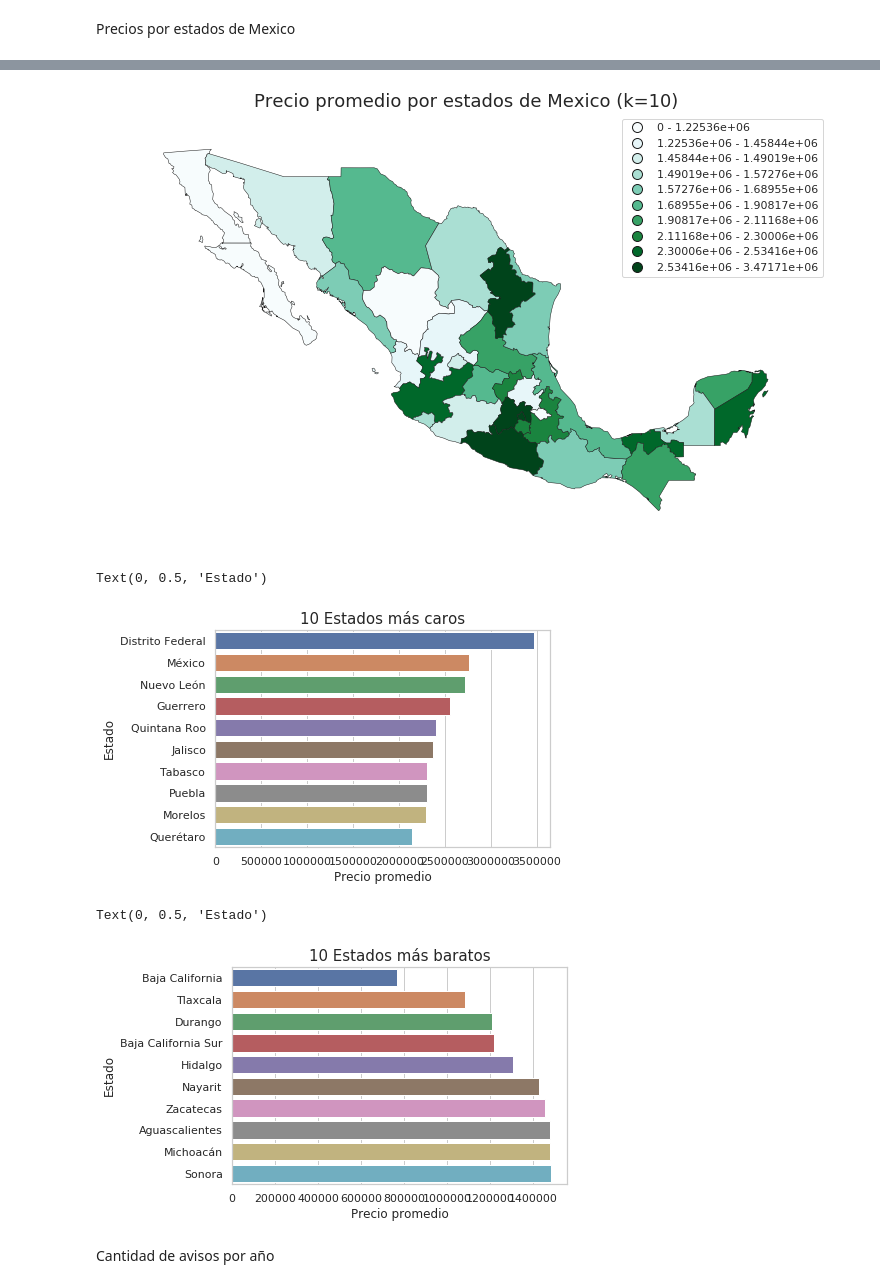
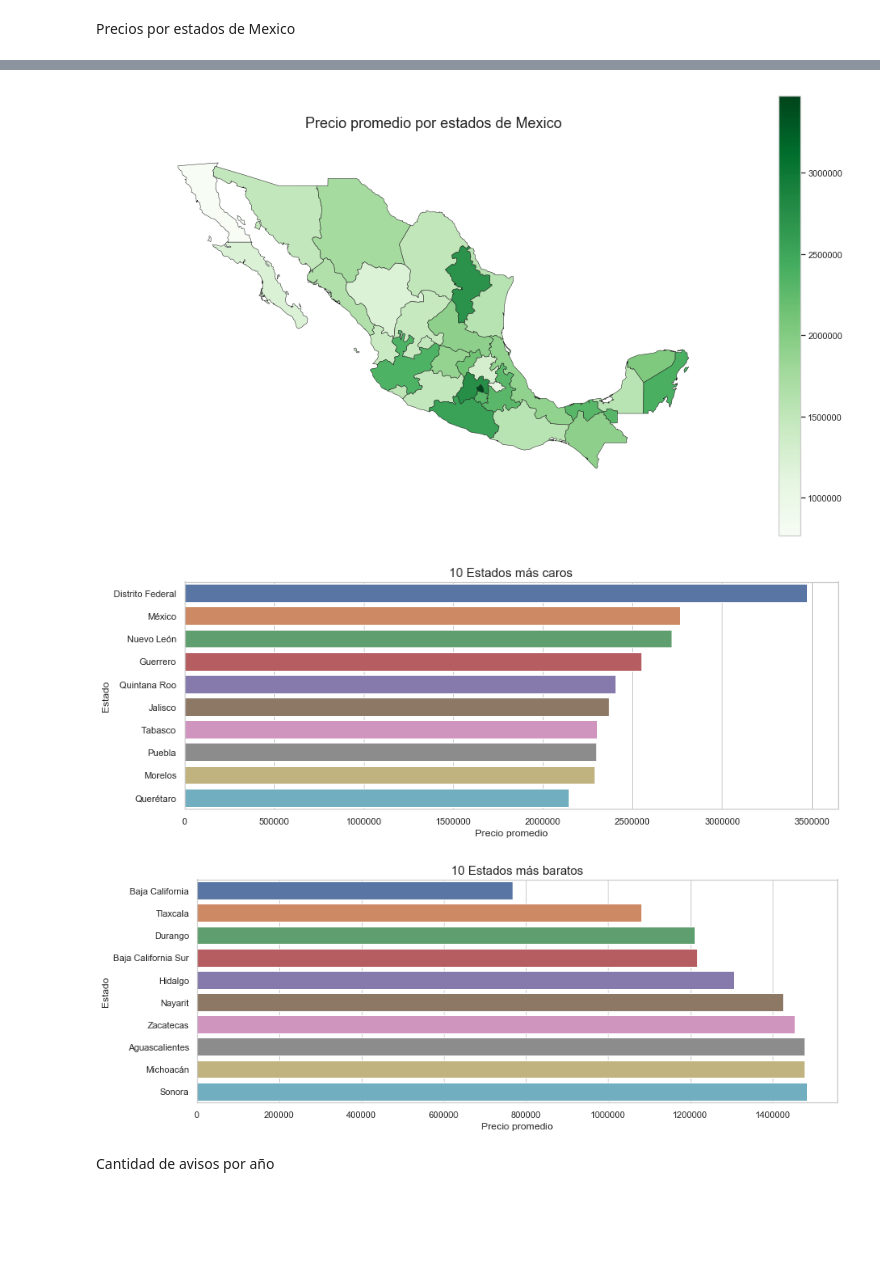
Before and after one commit to alepenaa94/Datos1-2C-2019, a Jupyter notebook: DATOS.ipynb, the cells around one changed output, grey strips where cells are left out. Cells and saved outputs as stored; diff of their text form; code cells hidden in the pictures; blank space fills up the shorter version.

```diff
--- a/DATOS.ipynb
+++ b/DATOS.ipynb
@@ -364,7 +385,8 @@ df.groupby('ciudad').agg({'id':'count'}).sort_values(by=['id'], ascending=False)
 # %% [markdown]
 Precios por estados de Mexico
 # %%
-precio_provincia = df.groupby(['provincia'], as_index=False).agg({'precio': np.mean})
-precio_provincia
+precio_provincia = df.groupby(['provincia'], as_index=False).agg({'precio': 'mean'})
+precio_provincia['precio'] = round(precio_provincia['precio'], 2)
+precio_provincia.head(10)
 # %% [output]
 |  | provincia | precio |
@@ -417,30 +433,30 @@ mx_precios.sort_values(by='PRECIO PROMEDIO',ascending=False).head()
 # %%
-fig = gplt.choropleth(mx_precios, hue='PRECIO PROMEDIO', cmap='BuGn',edgecolor='k',k=10,linewidth=0.5,figsize=(13,13), legend=True);
-fig.set_title('Precio promedio por estados de Mexico (k=10)', fontsize=18);
+fig = gplt.choropleth(mx_precios, hue='PRECIO PROMEDIO', cmap='Greens',edgecolor='k',k=None,linewidth=0.5,figsize=(17,10), legend=True);
+fig.set_title('Precio promedio por estados de Mexico', fontsize=18);
 # %% [output]
-[figure, old version]
+[figure, new version]
 # %%
 #10 estados mas caros
 top_prov = precio_provincia.sort_values(by='PRECIO PROMEDIO', ascending=False).head(10)
 # %%
+plt.figure(figsize=(14,5))
 g = sns.barplot(y=top_prov['ESTADO'], x=top_prov['PRECIO PROMEDIO'], orient='h')
 g.set_title("10 Estados más caros", fontsize=15)
 g.set_xlabel("Precio promedio", fontsize=12)
-g.set_ylabel("Estado", fontsize=12)
+g.set_ylabel("Estado", fontsize=12);
 # %% [output]
-Text(0, 0.5, 'Estado')
-[figure, old version]
+[figure, new version]
 # %%
 #10 estados mas baratos
 bottom_prov = precio_provincia.sort_values(by='PRECIO PROMEDIO', ascending=True).head(10)
 # %%
+plt.figure(figsize=(14,5))
 g = sns.barplot(y=bottom_prov['ESTADO'], x=bottom_prov['PRECIO PROMEDIO'], orient='h')
 g.set_title("10 Estados más baratos", fontsize=15)
 g.set_xlabel("Precio promedio", fontsize=12)
-g.set_ylabel("Estado", fontsize=12)
+g.set_ylabel("Estado", fontsize=12);
 # %% [output]
-Text(0, 0.5, 'Estado')
-[figure, old version]
+[figure, new version]
 # %% [markdown]
 Cantidad de avisos por año
 # %%
```
Also changed, not shown: parts of 30 cells of this notebook.
